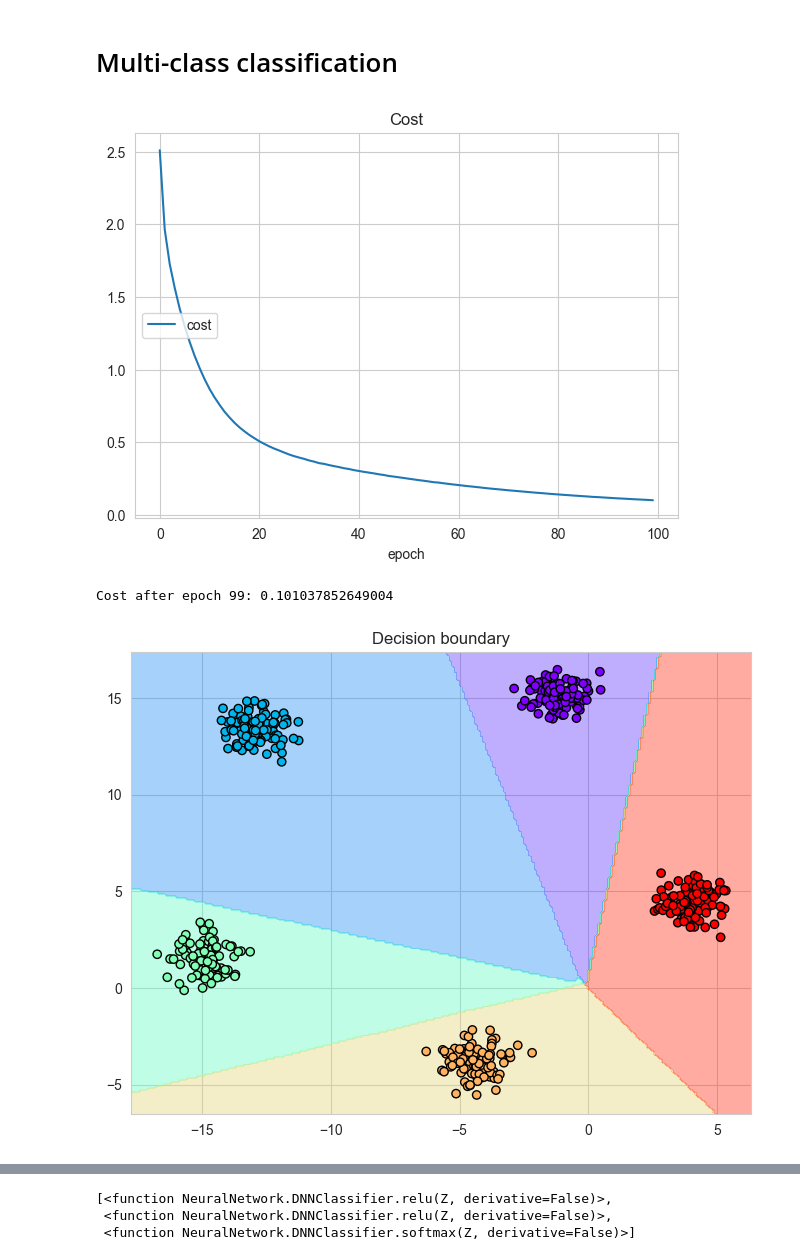
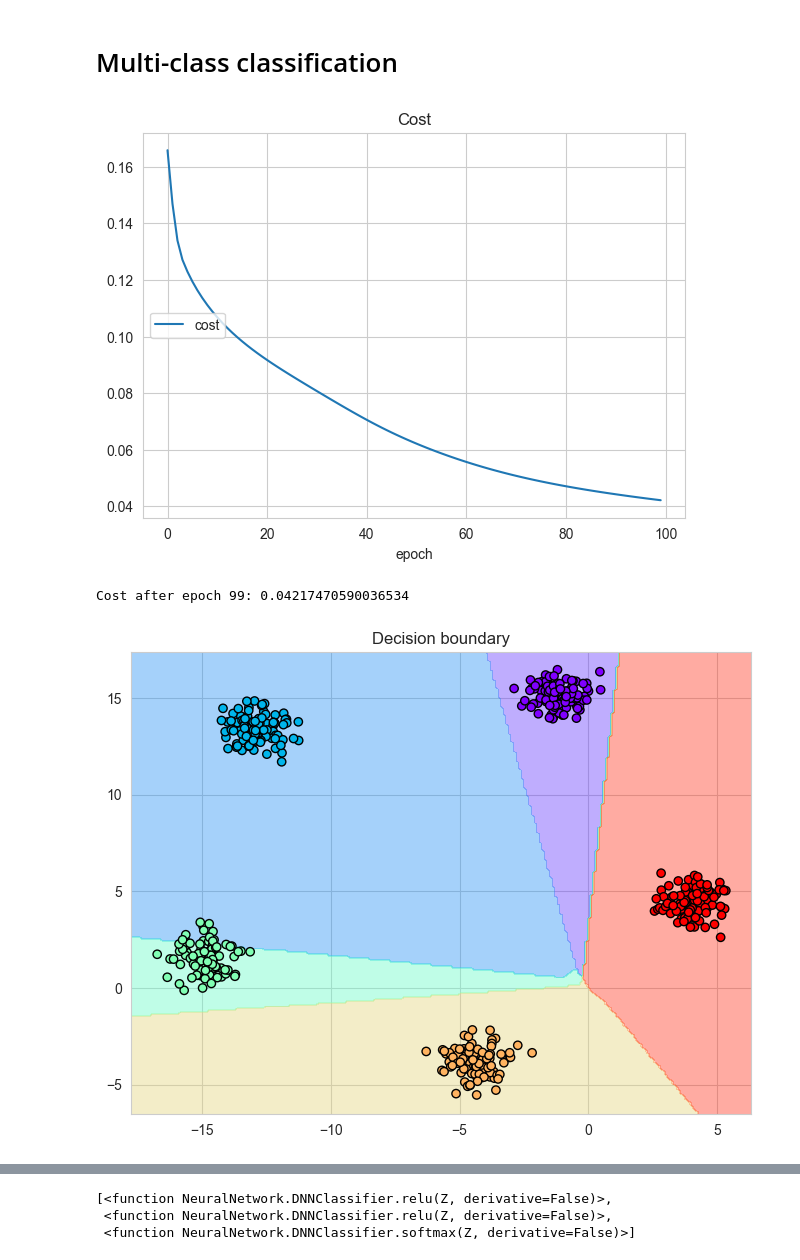
Before and after one commit to Jivl00/KKY_NSES, a Jupyter notebook: SP/showcase.ipynb, the cells around one changed output, grey strips where cells are left out. Cells and saved outputs as stored; diff of their text form; code cells hidden in the pictures.

```diff
--- a/SP/showcase.ipynb
+++ b/SP/showcase.ipynb
@@ -52,18 +52,18 @@ Number of classes:  5
 # %%
 input_layer = x_train.shape[0] # set input layer size
 dims = [input_layer,12, 6, 5] # set layer number and sizes
 
 # parameters, costs = model(x_train, y_train, dims, learning_rate=0.0075, epochs = 2000, print_cost = True)
-nn = DNNClassifier(dims, [DNNClassifier.relu,DNNClassifier.relu, DNNClassifier.softmax])
+nn = DNNClassifier(dims, [DNNClassifier.relu,DNNClassifier.relu, DNNClassifier.sigmoid])
 # costs = nn.train(x_train, y_train, learning_rate=0.0075, epochs = 100, batch_size=10, print_cost = True)
-costs = nn.train(x_train, y_train, learning_rate=0.00006, epochs = 100, batch_size=1, print_cost = True)
+costs = nn.train(x_train, y_train, learning_rate=0.00006, epochs = 100, batch_size=1, print_cost = True, cost_fun="MSE")
 # %% [output]
-[figure, old version]
+[figure, new version]
-Cost after epoch 99: 0.101037852649004
+Cost after epoch 99: 0.04217470590036534
 # %%
 visualization.plot_decision_boundary(data, nn, title='Decision boundary')
 # %% [output]
-[figure, old version]
+[figure, new version]
 # %%
 A = nn.forward_propagation(x_test)
 # %%
```
Also changed, not shown: parts of 1 cell of this notebook, 1 other file.
